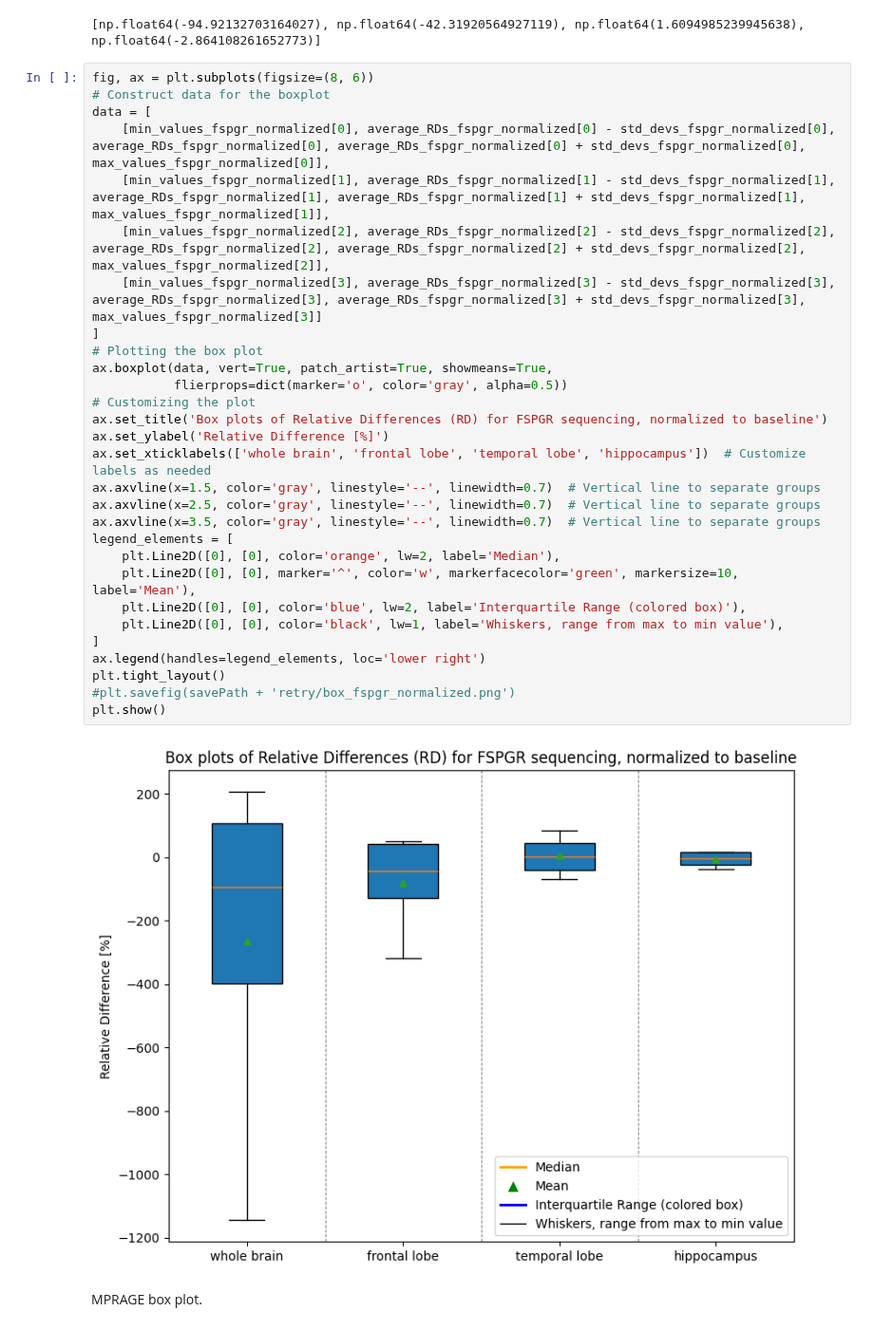
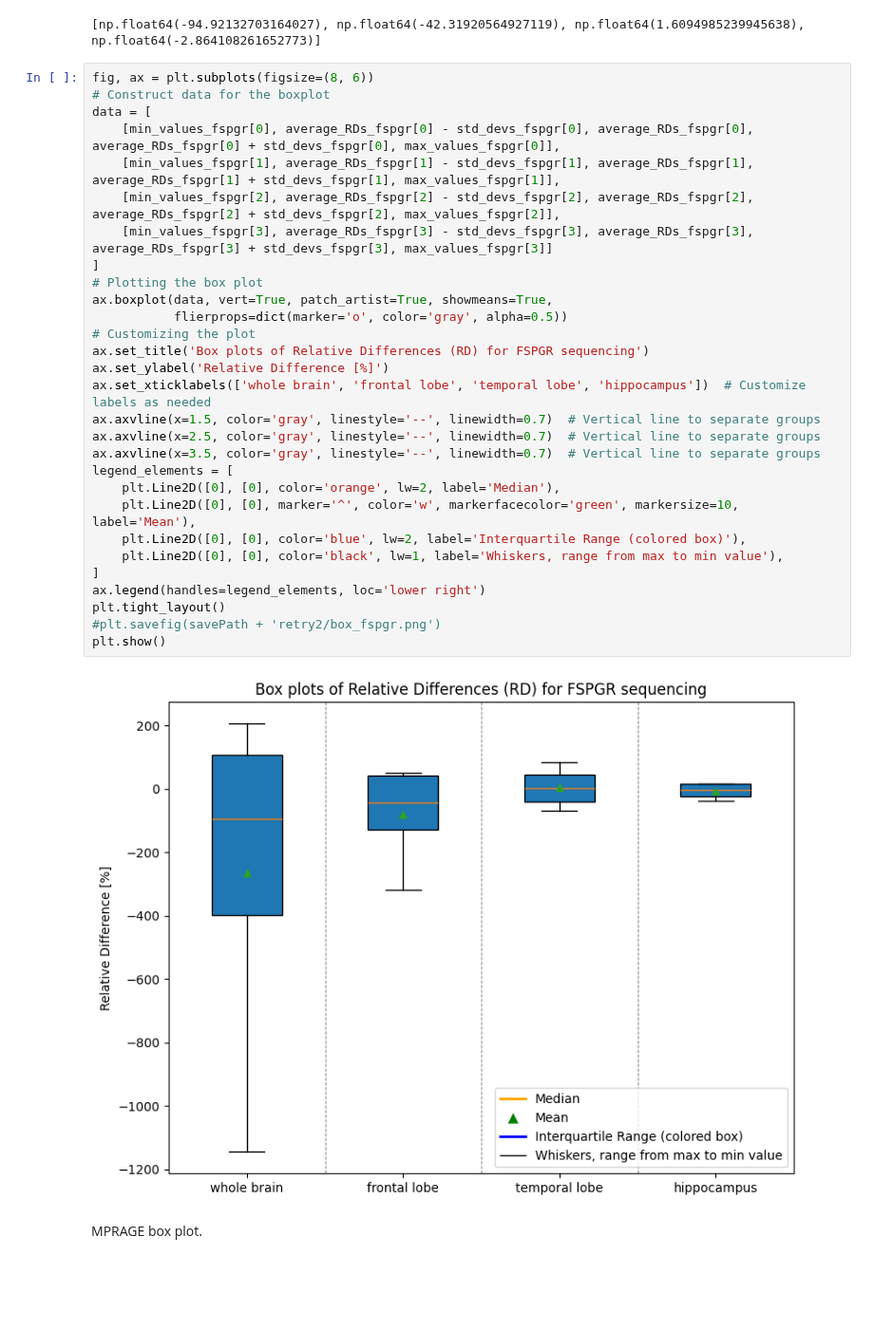
Before and after one commit to Crtox/asymmetryAD, a Jupyter notebook: code/test_retest.ipynb, the cells around one changed output. Shown at 95% size. Saved outputs shown, nothing was run; the diff lists cells and outputs as text; blank space fills up the shorter version.

```diff
--- a/code/test_retest.ipynb
+++ b/code/test_retest.ipynb
@@ -498,34 +530,34 @@ print(average_RDs_fspgr_normalized)
 # %%
 fig, ax = plt.subplots(figsize=(8, 6))
 # Construct data for the boxplot
 data = [
-    [min_values_fspgr_normalized[0], average_RDs_fspgr_normalized[0] - std_devs_fspgr_normalized[0], average_RDs_fspgr_normalized[0], average_RDs_fspgr_normalized[0] + std_devs_fspgr_normalized[0], max_values_fspgr_normalized[0]],
-    [min_values_fspgr_normalized[1], average_RDs_fspgr_normalized[1] - std_devs_fspgr_normalized[1], average_RDs_fspgr_normalized[1], average_RDs_fspgr_normalized[1] + std_devs_fspgr_normalized[1], max_values_fspgr_normalized[1]],
-    [min_values_fspgr_normalized[2], average_RDs_fspgr_normalized[2] - std_devs_fspgr_normalized[2], average_RDs_fspgr_normalized[2], average_RDs_fspgr_normalized[2] + std_devs_fspgr_normalized[2], max_values_fspgr_normalized[2]],
-    [min_values_fspgr_normalized[3], average_RDs_fspgr_normalized[3] - std_devs_fspgr_normalized[3], average_RDs_fspgr_normalized[3], average_RDs_fspgr_normalized[3] + std_devs_fspgr_normalized[3], max_values_fspgr_normalized[3]]
+    [min_values_fspgr[0], average_RDs_fspgr[0] - std_devs_fspgr[0], average_RDs_fspgr[0], average_RDs_fspgr[0] + std_devs_fspgr[0], max_values_fspgr[0]],
+    [min_values_fspgr[1], average_RDs_fspgr[1] - std_devs_fspgr[1], average_RDs_fspgr[1], average_RDs_fspgr[1] + std_devs_fspgr[1], max_values_fspgr[1]],
+    [min_values_fspgr[2], average_RDs_fspgr[2] - std_devs_fspgr[2], average_RDs_fspgr[2], average_RDs_fspgr[2] + std_devs_fspgr[2], max_values_fspgr[2]],
+    [min_values_fspgr[3], average_RDs_fspgr[3] - std_devs_fspgr[3], average_RDs_fspgr[3], average_RDs_fspgr[3] + std_devs_fspgr[3], max_values_fspgr[3]]
 ]
 # Plotting the box plot
 ax.boxplot(data, vert=True, patch_artist=True, showmeans=True,
            flierprops=dict(marker='o', color='gray', alpha=0.5))
 # Customizing the plot
-ax.set_title('Box plots of Relative Differences (RD) for FSPGR sequencing, normalized to baseline')
+ax.set_title('Box plots of Relative Differences (RD) for FSPGR sequencing')
 ax.set_ylabel('Relative Difference [%]')
 ax.set_xticklabels(['whole brain', 'frontal lobe', 'temporal lobe', 'hippocampus'])  # Customize labels as needed
 ax.axvline(x=1.5, color='gray', linestyle='--', linewidth=0.7)  # Vertical line to separate groups
 ax.axvline(x=2.5, color='gray', linestyle='--', linewidth=0.7)  # Vertical line to separate groups
 ax.axvline(x=3.5, color='gray', linestyle='--', linewidth=0.7)  # Vertical line to separate groups
 legend_elements = [
     plt.Line2D([0], [0], color='orange', lw=2, label='Median'),
     plt.Line2D([0], [0], marker='^', color='w', markerfacecolor='green', markersize=10, label='Mean'),
     plt.Line2D([0], [0], color='blue', lw=2, label='Interquartile Range (colored box)'),
     plt.Line2D([0], [0], color='black', lw=1, label='Whiskers, range from max to min value'),
 ]
 ax.legend(handles=legend_elements, loc='lower right')
 plt.tight_layout()
-#plt.savefig(savePath + 'retry/box_fspgr_normalized.png')
+#plt.savefig(savePath + 'retry2/box_fspgr.png')
 plt.show()
 # %% [output]
-[figure, old version]
+[figure, new version]
 # %% [markdown]
 MPRAGE box plot.
 # %%
```
Also changed, not shown: parts of 14 cells of this notebook, 8 other files.
